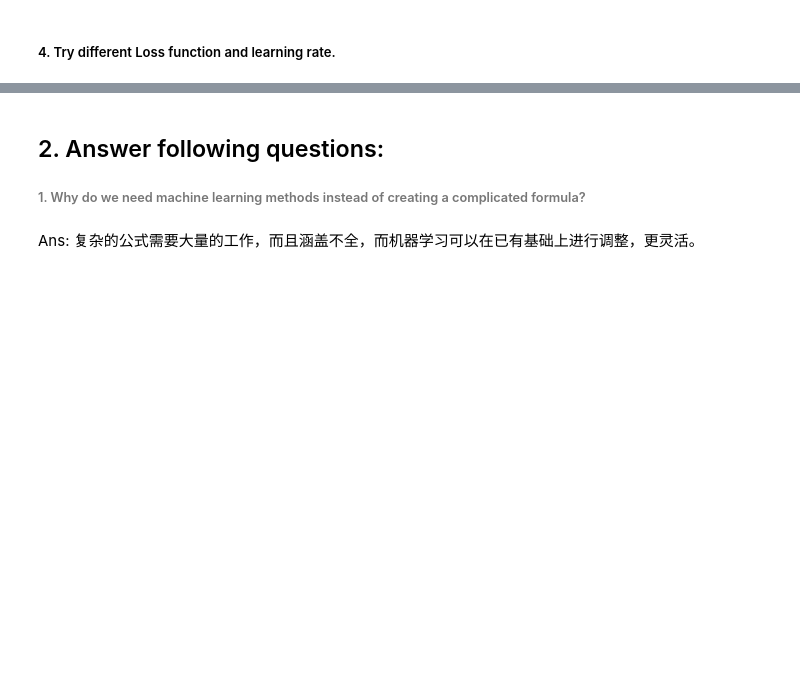
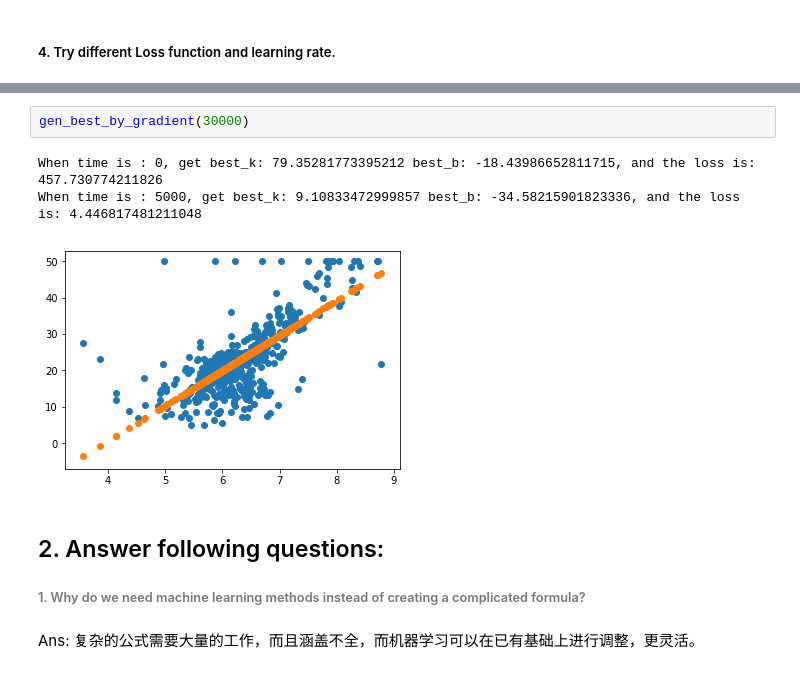
Before and after one commit to yueraiyu/nlp_lessons, a Jupyter notebook: com/yeay/lessons2/code/Assignment-02.ipynb, the cells around one changed output, grey strips where cells are left out. Drawn from its saved outputs; the diff is of its cells as text; blank space fills up the shorter version.

```diff
--- a/com/yeay/lessons2/code/Assignment-02.ipynb
+++ b/com/yeay/lessons2/code/Assignment-02.ipynb
@@ -122,3 +253,9 @@ $$ loss() = sum((y - hat(y))^2) / n $$
+# %%
+gen_best_by_gradient(30000)
+# %% [output]
+When time is : 0, get best_k: 79.35281773395212 best_b: -18.43986652811715, and the loss is: 457.730774211826
+When time is : 5000, get best_k: 9.10833472999857 best_b: -34.58215901823336, and the loss is: 4.446817481211048
+[figure, added]
 # %% [markdown]
 ## 2. Answer following questions:
 
```
Also changed, not shown: parts of 16 cells of this notebook.
